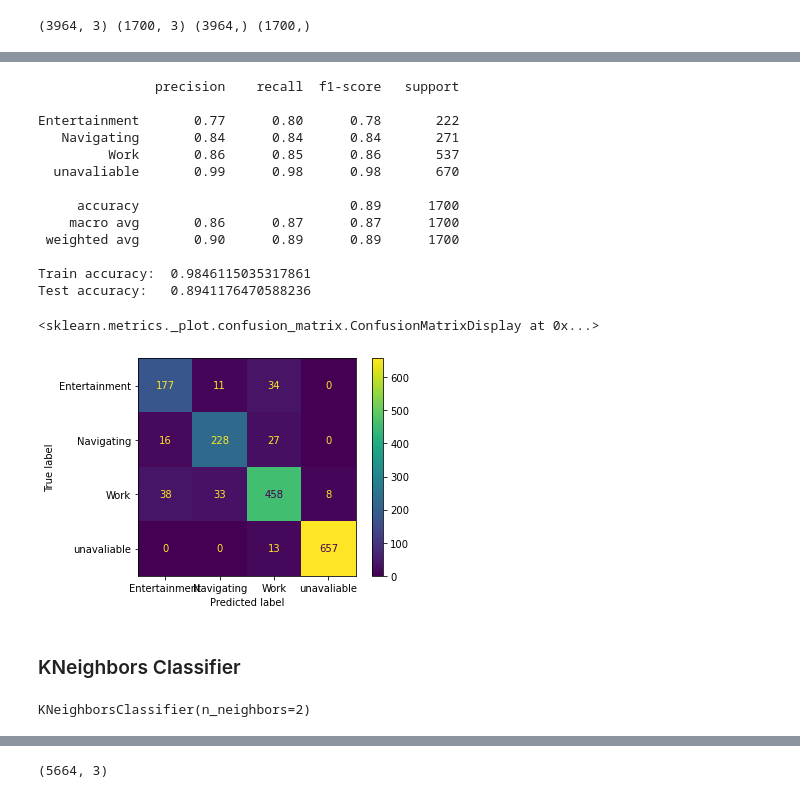
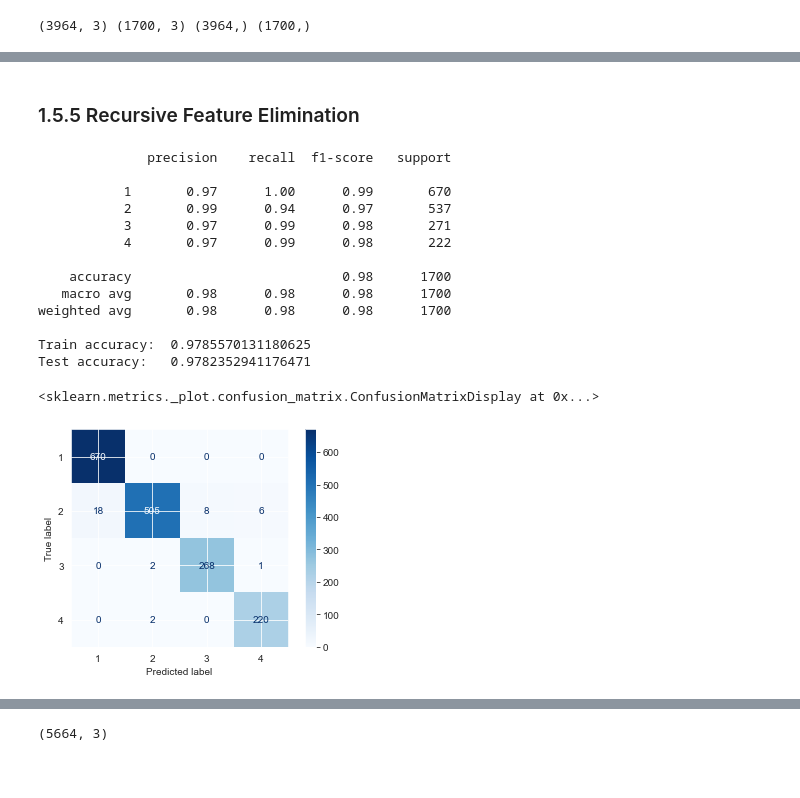
Before and after one commit to nunof98/data-fusion, a Jupyter notebook: app_classification.ipynb, the cells around one changed output, grey strips where cells are left out. Saved outputs shown, nothing was run; the diff lists cells and outputs as text; code cells hidden in the pictures; blank space fills up the shorter version.

```diff
--- a/app_classification.ipynb
+++ b/app_classification.ipynb
@@ -207,0 +183,4 @@ df
+# %%
+# drop irrelevant columns (std < 1)
+df = df.drop(df.std()[df.std() < 1.0].index.values, axis=1)
+df
@@ -466,5 +518,0 @@ print(X_train_pca.shape, X_test_pca.shape, y_train_pca.shape, y_test_pca.shape)
-# %%
-# build decision tree classifier
-clf_gini_pca = DecisionTreeClassifier(criterion='gini', max_depth=5, random_state=0)
-# train decision tree
-clf_gini_pca.fit(X_train_pca, y_train_pca)
@@ -472,0 +583,6 @@ DecisionTreeClassifier(max_depth=5, random_state=0)
+# %%
+# build MLP classifier
+mlp_pca = MLPClassifier(hidden_layer_sizes=(200, 40, 10), activation='relu', solver='adam', max_iter=1000)
+# train model
+mlp_pca.fit(X_train_pca, y_train_pca)
+plt.plot(mlp_pca.loss_curve_)
@@ -473,10 +592,10 @@ DecisionTreeClassifier(max_depth=5, random_state=0)
 # %%
 # make prediction
-y_pred_clf_gini_pca = clf_gini_pca.predict(X_test_pca)
-print(classification_report(y_test_pca, y_pred_clf_gini_pca))
-print(f'Train accuracy:\t {clf_gini_pca.score(X_train_pca, y_train_pca)}')
-print(f'Test accuracy:\t {clf_gini_pca.score(X_test_pca, y_test_pca)}')
-scores_pca['Decision Tree PCA'] =  clf_gini_pca.score(X_test_pca, y_test_pca)
+y_pred_mlp_pca = mlp_pca.predict(X_test_pca)
+print(classification_report(y_test_pca, y_pred_mlp_pca))
+print(f'Train accuracy:\t {mlp_pca.score(X_train_pca, y_train_pca)}')
+print(f'Test accuracy:\t {mlp_pca.score(X_test_pca, y_test_pca)}')
+scores_pca['MLP PCA'] =  mlp_pca.score(X_test_pca, y_test_pca)
 
-ConfusionMatrixDisplay.from_predictions(y_test_pca, y_pred_clf_gini_pca)
+ConfusionMatrixDisplay.from_predictions(y_test_pca, y_pred_mlp_pca, cmap='Blues')
 # %% [output]
@@ -507,34 +649,30 @@ RandomForestClassifier(n_estimators=5, n_jobs=2, random_state=1)
+# %% [markdown]
+### 1.5.5 Recursive Feature Elimination
 # %%
+# build and fit classifier
+rfe_pca = RFE(RandomForestClassifier(), step=1).fit(X_pca, y)
+
 # make prediction
-y_pred_rfc_pca = rfc_pca.predict(X_test_pca)
-print(classification_report(y_test_pca, y_pred_rfc_pca))
-print(f'Train accuracy:\t {rfc_pca.score(X_train_pca, y_train_pca)}')
-print(f'Test accuracy:\t {rfc_pca.score(X_test_pca, y_test_pca)}')
-scores_pca['Random Forest PCA'] = rfc_pca.score(X_test_pca, y_test_pca)
+y_pred_rfe_pca = rfe_pca.predict(X_test_pca)
+print(classification_report(y_test_pca, y_pred_rfe_pca))
+print(f'Train accuracy:\t {rfe_pca.score(X_train_pca, y_train_pca)}')
+print(f'Test accuracy:\t {rfe_pca.score(X_test_pca, y_test_pca)}')
+scores_pca['RFE PCA'] = rfe_pca.score(X_test_pca, y_test_pca)
 
-ConfusionMatrixDisplay.from_predictions(y_test_pca, y_pred_rfc_pca)
+ConfusionMatrixDisplay.from_predictions(y_test_pca, y_pred_rfe_pca, cmap='Blues')
 # %% [output]
-               precision    recall  f1-score   support
+              precision    recall  f1-score   support
 
-Entertainment       0.77      0.80      0.78       222
-   Navigating       0.84      0.84      0.84       271
-         Work       0.86      0.85      0.86       537
-  unavaliable       0.99      0.98      0.98       670
+           1       0.97      1.00      0.99       670
+           2       0.99      0.94      0.97       537
+           3       0.97      0.99      0.98       271
+           4       0.97      0.99      0.98       222
 
-     accuracy                           0.89      1700
-    macro avg       0.86      0.87      0.87      1700
- weighted avg       0.90      0.89      0.89      1700
+    accuracy                           0.98      1700
+   macro avg       0.98      0.98      0.98      1700
+weighted avg       0.98      0.98      0.98      1700
 
-Train accuracy:  0.9846115035317861
-Test accuracy:   0.8941176470588236
+Train accuracy:  0.9785570131180625
+Test accuracy:   0.9782352941176471
 <sklearn.metrics._plot.confusion_matrix.ConfusionMatrixDisplay at 0x...>
-[figure, old version]
+[figure, new version]
-# %% [markdown]
-### KNeighbors Classifier
-# %%
-# build KNeighbors classifier
-neigh_pca = KNeighborsClassifier(n_neighbors=2)
-# train KNeighbors
-neigh_pca.fit(X_train_pca, y_train_pca)
-# %% [output]
-KNeighborsClassifier(n_neighbors=2)
```
Also changed, not shown: parts of 188 cells of this notebook.
